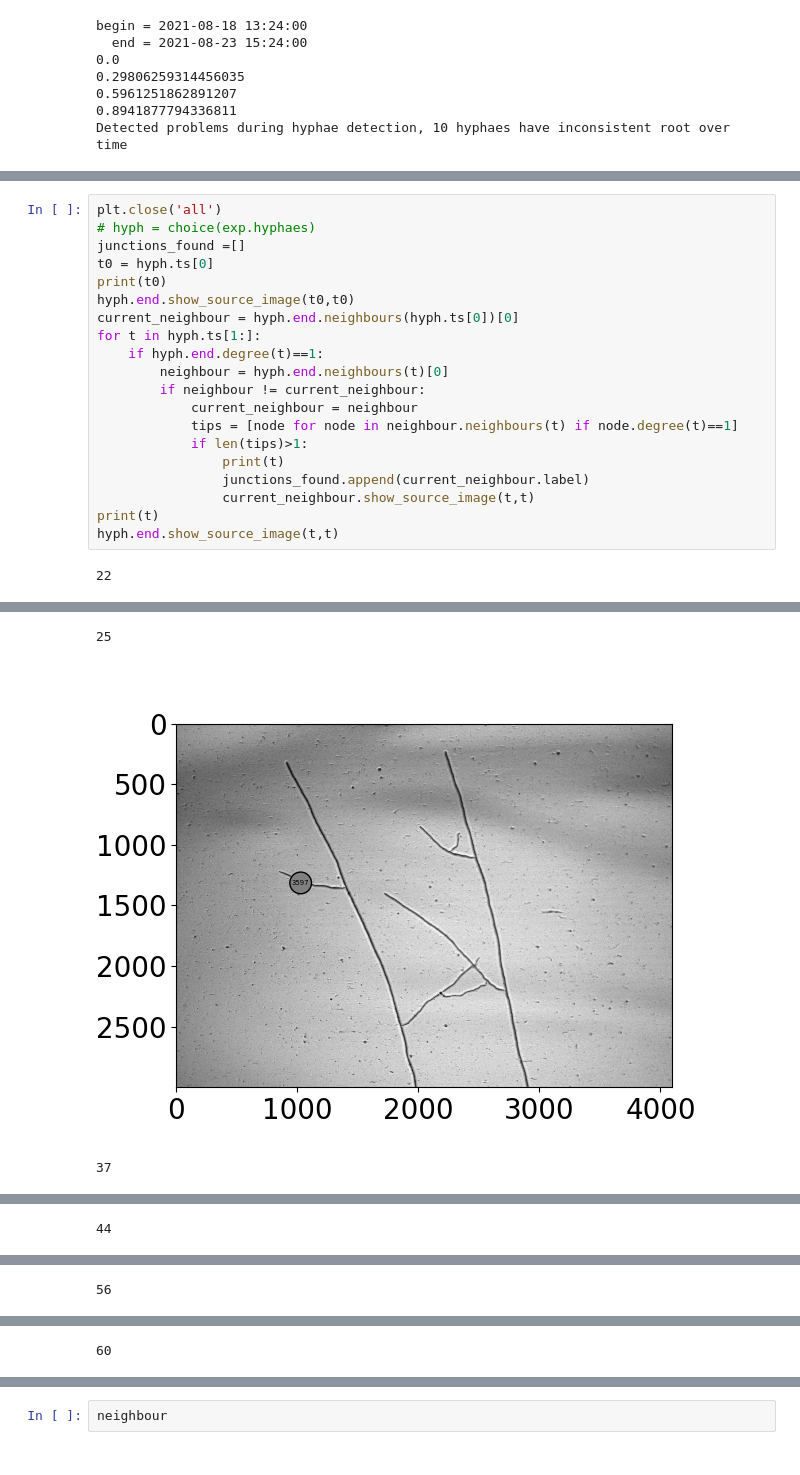
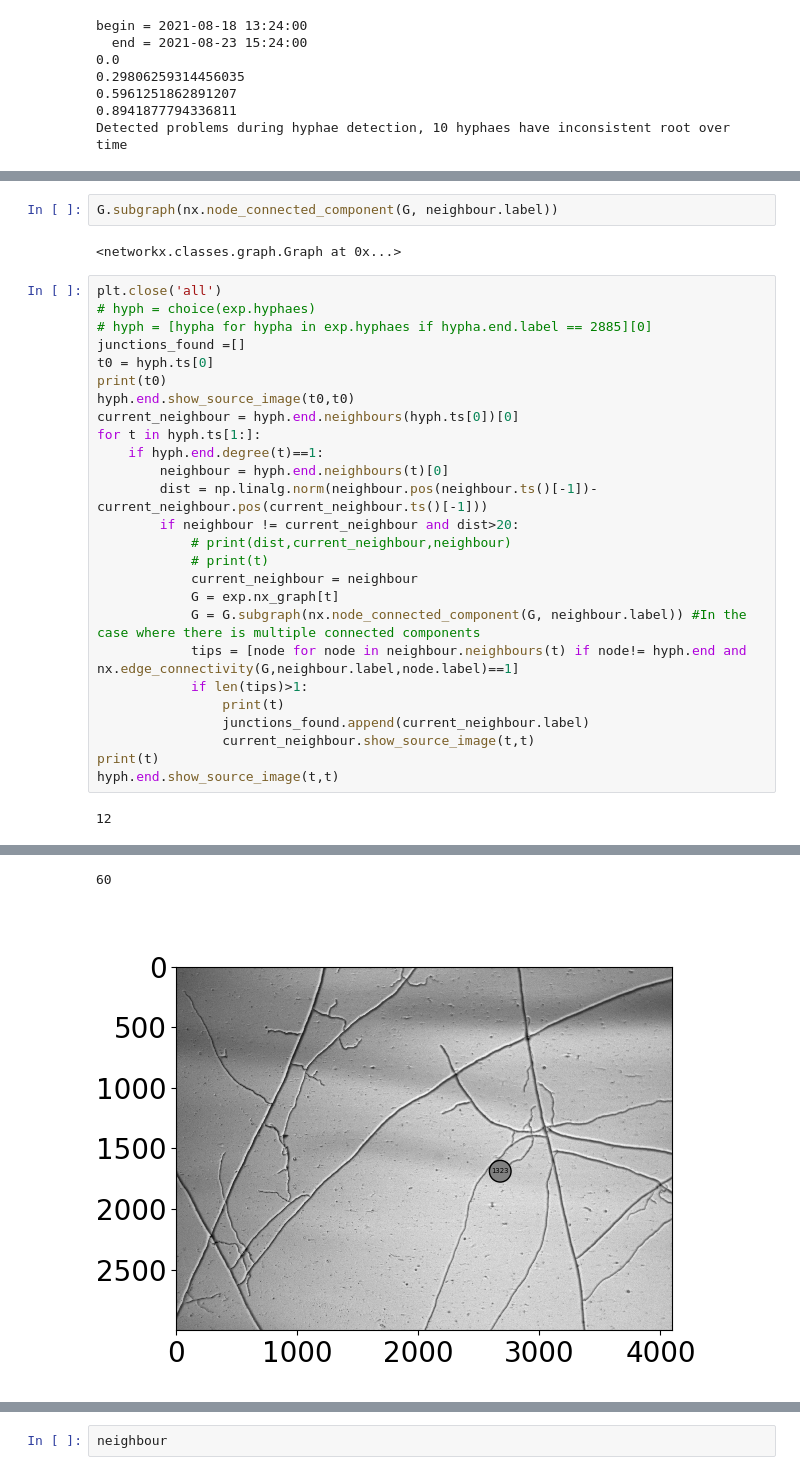
Before and after one commit to Cocopyth/AMFtrack, a Jupyter notebook: amftrack/notebooks/Validation/branching_frequ.ipynb, the cells around one changed output, grey strips where cells are left out. Saved outputs shown, nothing was run; the diff lists cells and outputs as text.

```diff
--- a/amftrack/notebooks/Validation/branching_frequ.ipynb
+++ b/amftrack/notebooks/Validation/branching_frequ.ipynb
@@ -59,6 +64,11 @@ Detected problems during hyphae detection, 10 hyphaes have inconsistent root ove
+# %%
+G.subgraph(nx.node_connected_component(G, neighbour.label))
+# %% [output]
+<networkx.classes.graph.Graph at 0x...>
 # %%
 plt.close('all')
 # hyph = choice(exp.hyphaes)
+# hyph = [hypha for hypha in exp.hyphaes if hypha.end.label == 2885][0]
 junctions_found =[]
 t0 = hyph.ts[0]
 print(t0)
@@ -67,9 +77,14 @@ current_neighbour = hyph.end.neighbours(hyph.ts[0])[0]
 for t in hyph.ts[1:]:
     if hyph.end.degree(t)==1:
         neighbour = hyph.end.neighbours(t)[0]
-        if neighbour != current_neighbour:
+        dist = np.linalg.norm(neighbour.pos(neighbour.ts()[-1])-current_neighbour.pos(current_neighbour.ts()[-1]))
+        if neighbour != current_neighbour and dist>20:
+            # print(dist,current_neighbour,neighbour)
+            # print(t)
             current_neighbour = neighbour
-            tips = [node for node in neighbour.neighbours(t) if node.degree(t)==1]
+            G = exp.nx_graph[t]
+            G = G.subgraph(nx.node_connected_component(G, neighbour.label)) #In the case where there is multiple connected components
+            tips = [node for node in neighbour.neighbours(t) if node!= hyph.end and nx.edge_connectivity(G,neighbour.label,node.label)==1]
             if len(tips)>1:
                 print(t)
                 junctions_found.append(current_neighbour.label)
@@ -77,4 +92,4 @@ for t in hyph.ts[1:]:
 print(t)
 hyph.end.show_source_image(t,t)
 # %% [output]
-22
+12
@@ -82,3 +97,2 @@ hyph.end.show_source_image(t,t)
-25
+60
-[figure, old version]
+[figure, new version]
-37
@@ -86 +98,0 @@ hyph.end.show_source_image(t,t)
-44
@@ -88 +98,0 @@ hyph.end.show_source_image(t,t)
-56
@@ -90 +98,0 @@ hyph.end.show_source_image(t,t)
-60
```
Also changed, not shown: parts of 8 cells of this notebook, 21 other files.
